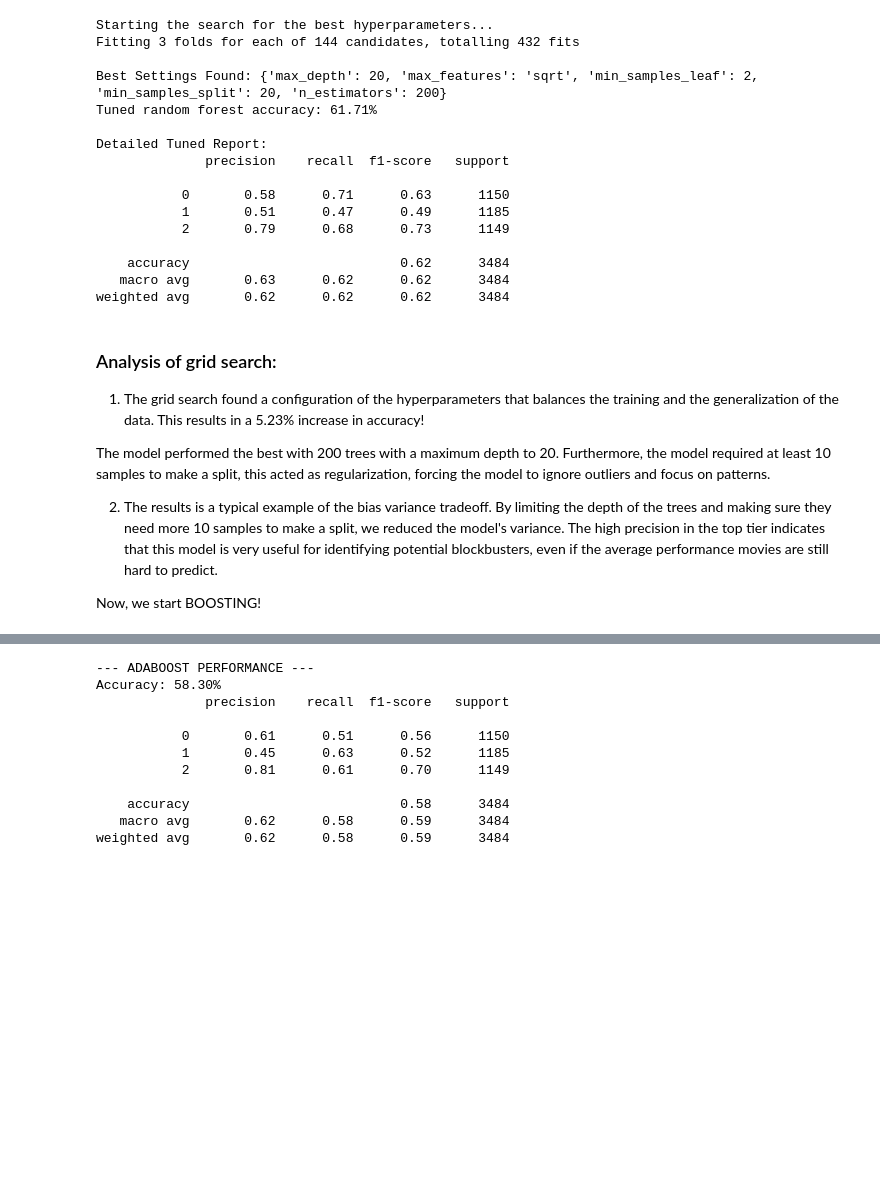
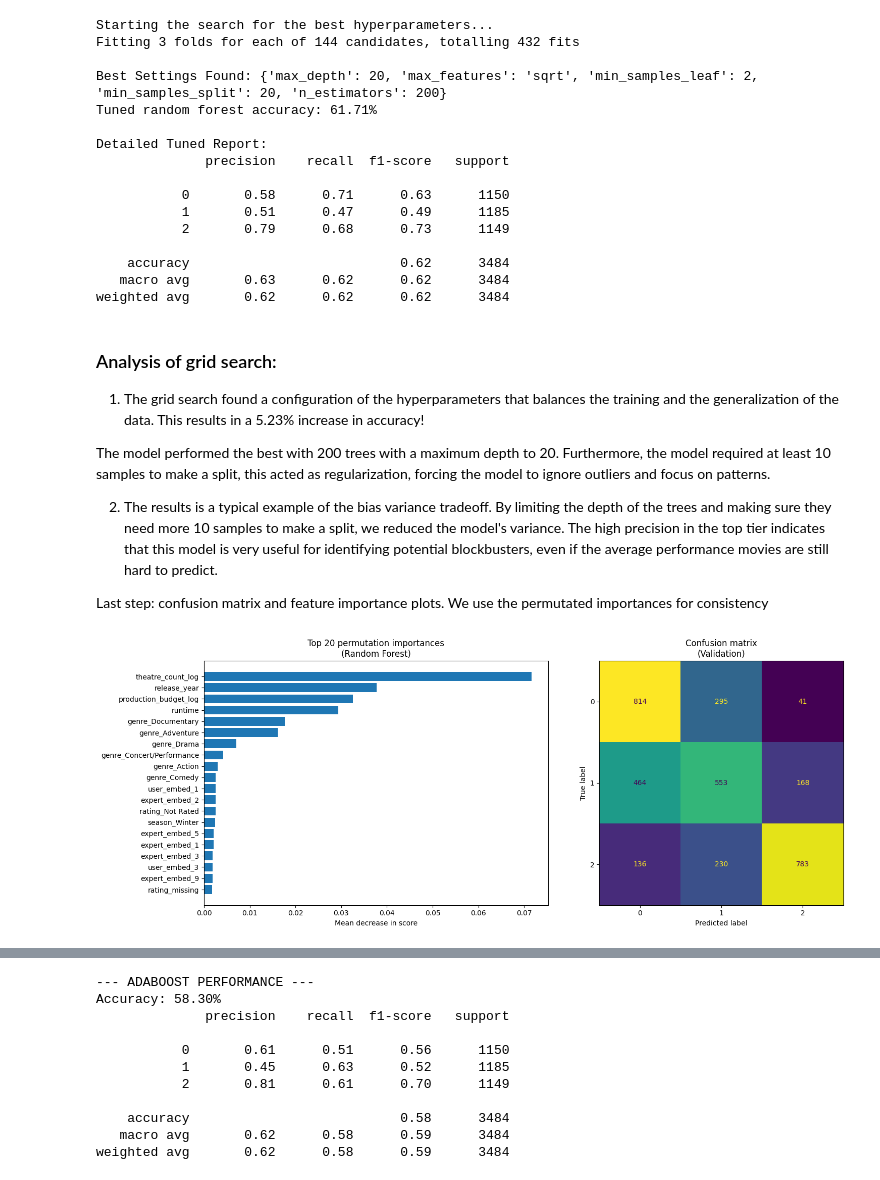
Before and after one commit to Simerblur/bjj, a Jupyter notebook: Tree_based_models_bart.ipynb, the cells around one changed output, grey strips where cells are left out. Saved outputs shown, nothing was run; the diff lists cells and outputs as text; code cells hidden in the pictures; blank space fills up the shorter version.

```diff
--- a/Tree_based_models_bart.ipynb
+++ b/Tree_based_models_bart.ipynb
@@ -428,4 +488,46 @@ The model performed the best with 200 trees with a maximum depth to 20. Furtherm
 
 2. The results is a typical example of the bias variance tradeoff. By limiting the depth of the trees and making sure they need more 10 samples to make a split, we reduced the model's variance. The high precision in the top tier indicates that this model is very useful for identifying potential blockbusters, even if the average performance movies are still hard to predict.
 
-Now, we start BOOSTING!
+Last step: confusion matrix and feature importance plots. We use the permutated importances for consistency
+# %%
+top_n = 20
+model2 = best_rf  # best RandomForestClassifier
+
+# 1) Permutation importance (validation set)
+perm = permutation_importance(
+    model2,
+    X_validation,
+    y_validation,
+    n_repeats=10,
+    random_state=1234,
+    scoring="accuracy"
+)
+
+perm_series = pd.Series(perm.importances_mean, index=X_train.columns).sort_values(ascending=False)
+perm_top = perm_series.head(top_n).sort_values()
+
+# 2) Predictions for confusion matrix
+y_pred = model2.predict(X_validation)
+
+# 3) Side-by-side plots
+fig, axes = plt.subplots(1, 2, figsize=(16, 6))
+
+# Plot A: permutation importances
+axes[0].barh(perm_top.index, perm_top.values)
+axes[0].set_title(f"Top {top_n} permutation importances\n(Random Forest)")
+axes[0].set_xlabel("Mean decrease in score")
+
+# Plot B: confusion matrix
+ConfusionMatrixDisplay.from_predictions(
+    y_validation,
+    y_pred,
+    ax=axes[1],
+    values_format="d",
+    colorbar=False
+)
+axes[1].set_title("Confusion matrix\n(Validation)")
+
+plt.tight_layout()
+plt.show()
+# %% [output]
+[figure, added]
```
Also changed, not shown: parts of 16 cells of this notebook.
